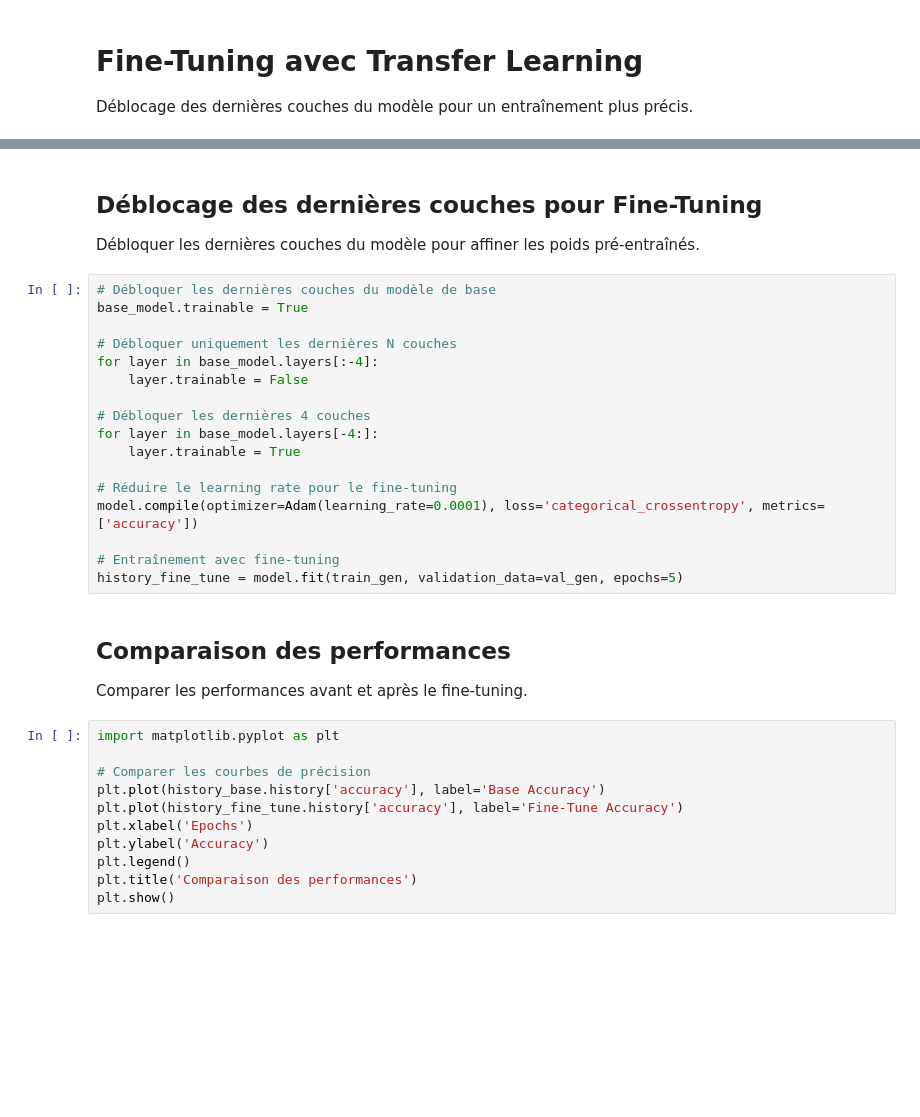
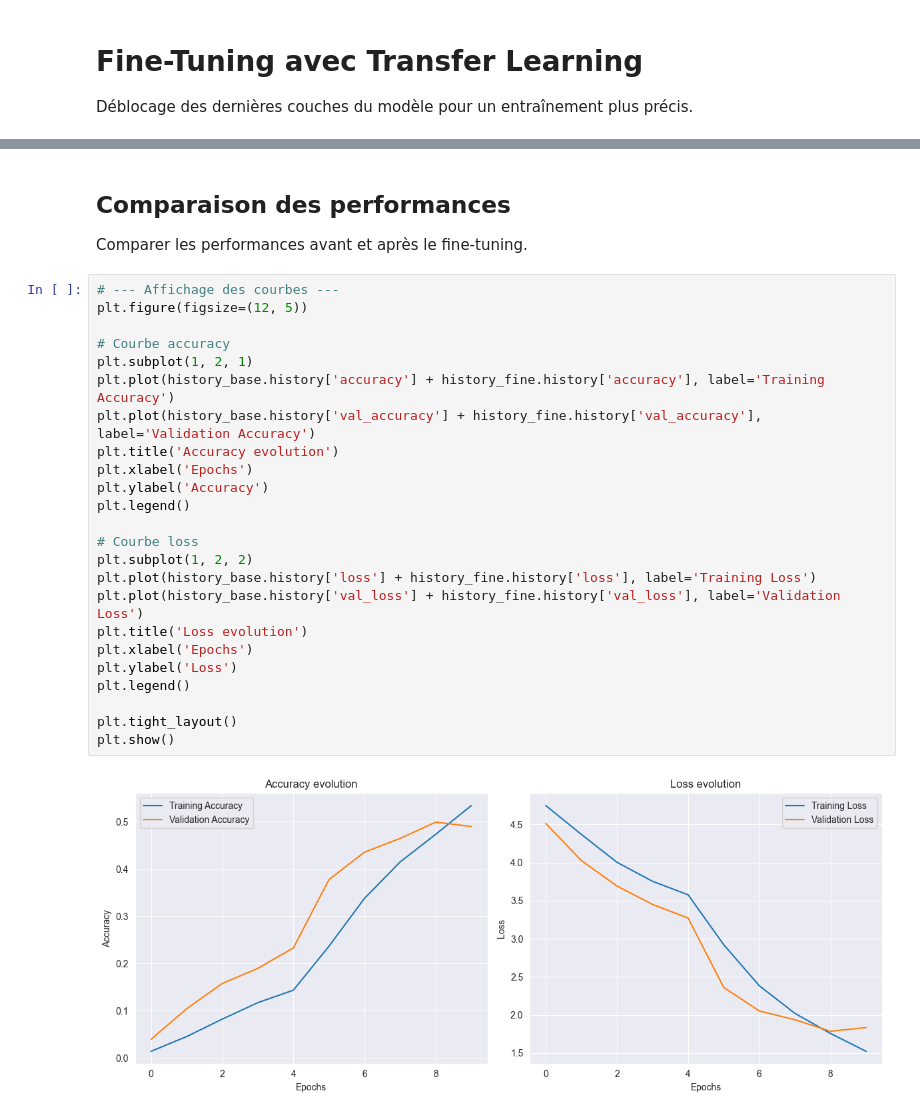
Before and after one commit to Calamia92/dog-classifier, a Jupyter notebook: notebooks/transfer_learning.ipynb, the cells around one changed output, grey strips where cells are left out. Saved outputs shown, nothing was run; the diff lists cells and outputs as text; blank space fills up the shorter version.

```diff
--- a/notebooks/transfer_learning.ipynb
+++ b/notebooks/transfer_learning.ipynb
@@ -31,34 +136,29 @@ ModuleNotFoundError: No module named 'tensorflow'
-# %% [markdown]
-## Déblocage des dernières couches pour Fine-Tuning
-Débloquer les dernières couches du modèle pour affiner les poids pré-entraînés.
-# %%
-# Débloquer les dernières couches du modèle de base
-base_model.trainable = True
-
-# Débloquer uniquement les dernières N couches
-for layer in base_model.layers[:-4]:
-    layer.trainable = False
-
-# Débloquer les dernières 4 couches
-for layer in base_model.layers[-4:]:
-    layer.trainable = True
-
-# Réduire le learning rate pour le fine-tuning
-model.compile(optimizer=Adam(learning_rate=0.0001), loss='categorical_crossentropy', metrics=['accuracy'])
-
-# Entraînement avec fine-tuning
-history_fine_tune = model.fit(train_gen, validation_data=val_gen, epochs=5)
 # %% [markdown]
 ## Comparaison des performances
 Comparer les performances avant et après le fine-tuning.
 # %%
-import matplotlib.pyplot as plt
+# --- Affichage des courbes ---
+plt.figure(figsize=(12, 5))
 
-# Comparer les courbes de précision
-plt.plot(history_base.history['accuracy'], label='Base Accuracy')
-plt.plot(history_fine_tune.history['accuracy'], label='Fine-Tune Accuracy')
+# Courbe accuracy
+plt.subplot(1, 2, 1)
+plt.plot(history_base.history['accuracy'] + history_fine.history['accuracy'], label='Training Accuracy')
+plt.plot(history_base.history['val_accuracy'] + history_fine.history['val_accuracy'], label='Validation Accuracy')
+plt.title('Accuracy evolution')
 plt.xlabel('Epochs')
 plt.ylabel('Accuracy')
 plt.legend()
-plt.title('Comparaison des performances')
+
+# Courbe loss
+plt.subplot(1, 2, 2)
+plt.plot(history_base.history['loss'] + history_fine.history['loss'], label='Training Loss')
+plt.plot(history_base.history['val_loss'] + history_fine.history['val_loss'], label='Validation Loss')
+plt.title('Loss evolution')
+plt.xlabel('Epochs')
+plt.ylabel('Loss')
+plt.legend()
+
+plt.tight_layout()
 plt.show()
+# %% [output]
+[figure, added]
```
Also changed, not shown: parts of 1 cell of this notebook, 7 other files.
